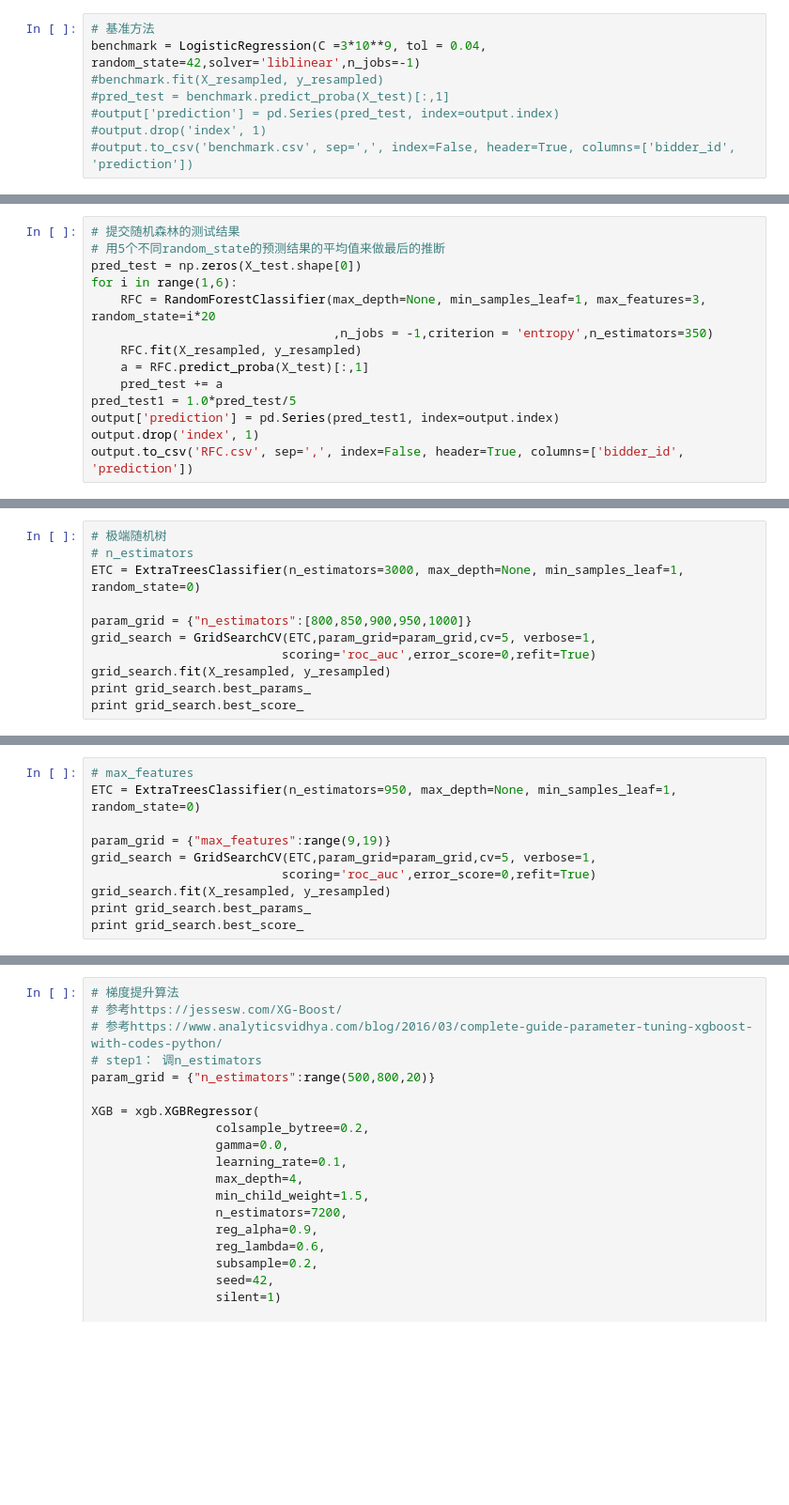
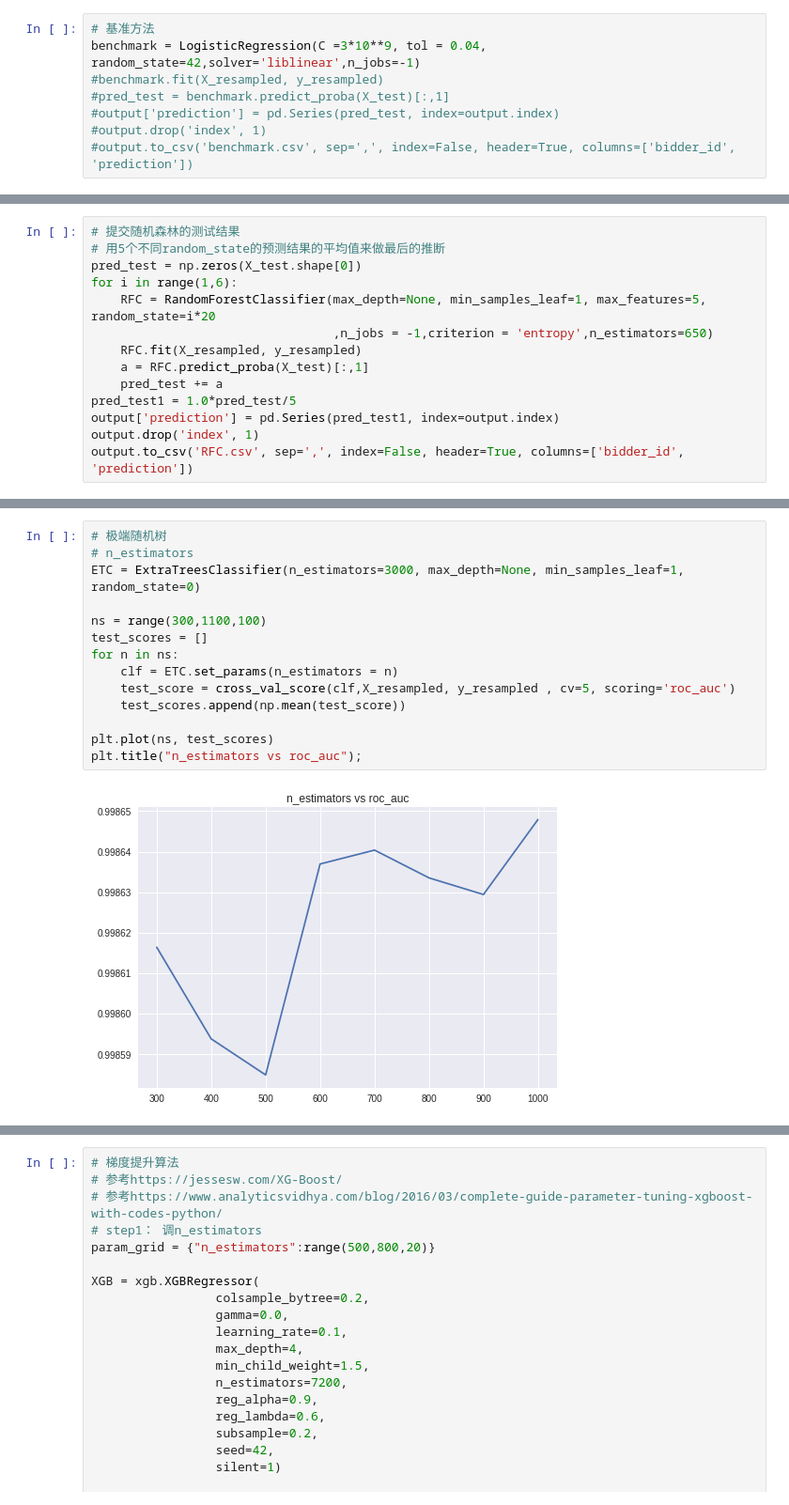
Before and after one commit to ShawnXiha/MLND_PRO5, a Jupyter notebook: 模型与优化.ipynb, the cells around one changed output, grey strips where cells are left out. Shown at 94% size. Cells and saved outputs as stored; diff of their text form; blank space fills up the shorter version.

```diff
--- a/模型与优化.ipynb
+++ b/模型与优化.ipynb
@@ -78,8 +88,8 @@ Fitting 5 folds for each of 8 candidates, totalling 40 fits
 # 用5个不同random_state的预测结果的平均值来做最后的推断
 pred_test = np.zeros(X_test.shape[0])
 for i in range(1,6):
-    RFC = RandomForestClassifier(max_depth=None, min_samples_leaf=1, max_features=3, random_state=i*20
-                                 ,n_jobs = -1,criterion = 'entropy',n_estimators=350)
+    RFC = RandomForestClassifier(max_depth=None, min_samples_leaf=1, max_features=5, random_state=i*20
+                                 ,n_jobs = -1,criterion = 'entropy',n_estimators=650)
     RFC.fit(X_resampled, y_resampled)
     a = RFC.predict_proba(X_test)[:,1]
     pred_test += a
@@ -91,14 +101,3 @@ output.to_csv('RFC.csv', sep=',', index=False, header=True, columns=['bidder_id'
 ## 随机森林预测得分
 
 ![ROC_space](src/rfc.png)
-# %%
-# 极端随机树
-# n_estimators
-ETC = ExtraTreesClassifier(n_estimators=3000, max_depth=None, min_samples_leaf=1, random_state=0)
-
-param_grid = {"n_estimators":[800,850,900,950,1000]}
-grid_search = GridSearchCV(ETC,param_grid=param_grid,cv=5, verbose=1,
-                          scoring='roc_auc',error_score=0,refit=True)
-grid_search.fit(X_resampled, y_resampled)
-print grid_search.best_params_
-print grid_search.best_score_
@@ -110,10 +103,0 @@ Fitting 5 folds for each of 5 candidates, totalling 25 fits
-# %%
-# max_features
-ETC = ExtraTreesClassifier(n_estimators=950, max_depth=None, min_samples_leaf=1, random_state=0)
-
-param_grid = {"max_features":range(9,19)}
-grid_search = GridSearchCV(ETC,param_grid=param_grid,cv=5, verbose=1,
-                          scoring='roc_auc',error_score=0,refit=True)
-grid_search.fit(X_resampled, y_resampled)
-print grid_search.best_params_
-print grid_search.best_score_
@@ -124,0 +104,16 @@ Fitting 5 folds for each of 10 candidates, totalling 50 fits
+# %%
+# 极端随机树
+# n_estimators
+ETC = ExtraTreesClassifier(n_estimators=3000, max_depth=None, min_samples_leaf=1, random_state=0)
+
+ns = range(300,1100,100)
+test_scores = []
+for n in ns:
+    clf = ETC.set_params(n_estimators = n)
+    test_score = cross_val_score(clf,X_resampled, y_resampled , cv=5, scoring='roc_auc')
+    test_scores.append(np.mean(test_score))
+
+plt.plot(ns, test_scores)
+plt.title("n_estimators vs roc_auc");
+# %% [output]
+[figure, added]
```
Also changed, not shown: parts of 20 cells of this notebook, 1 other file.
